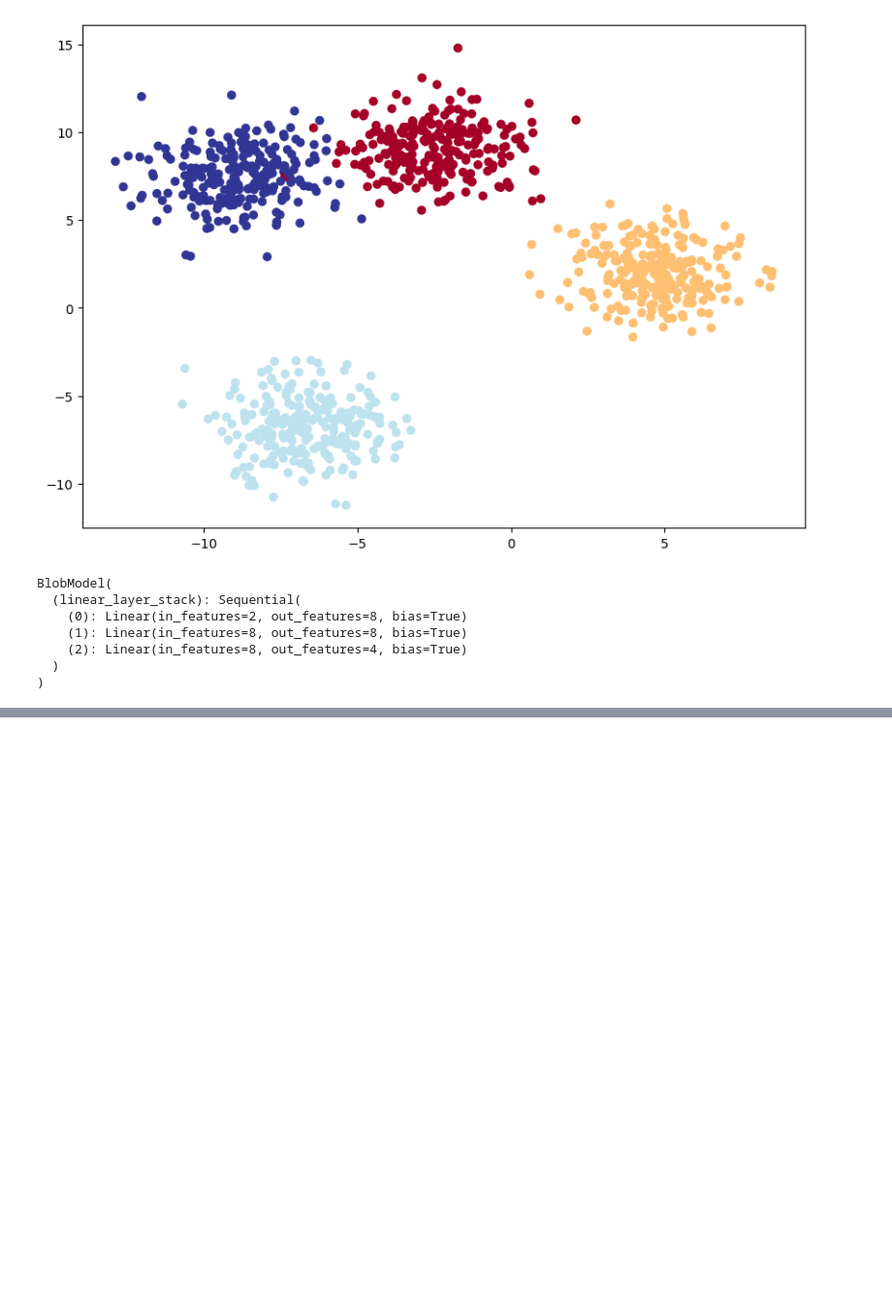
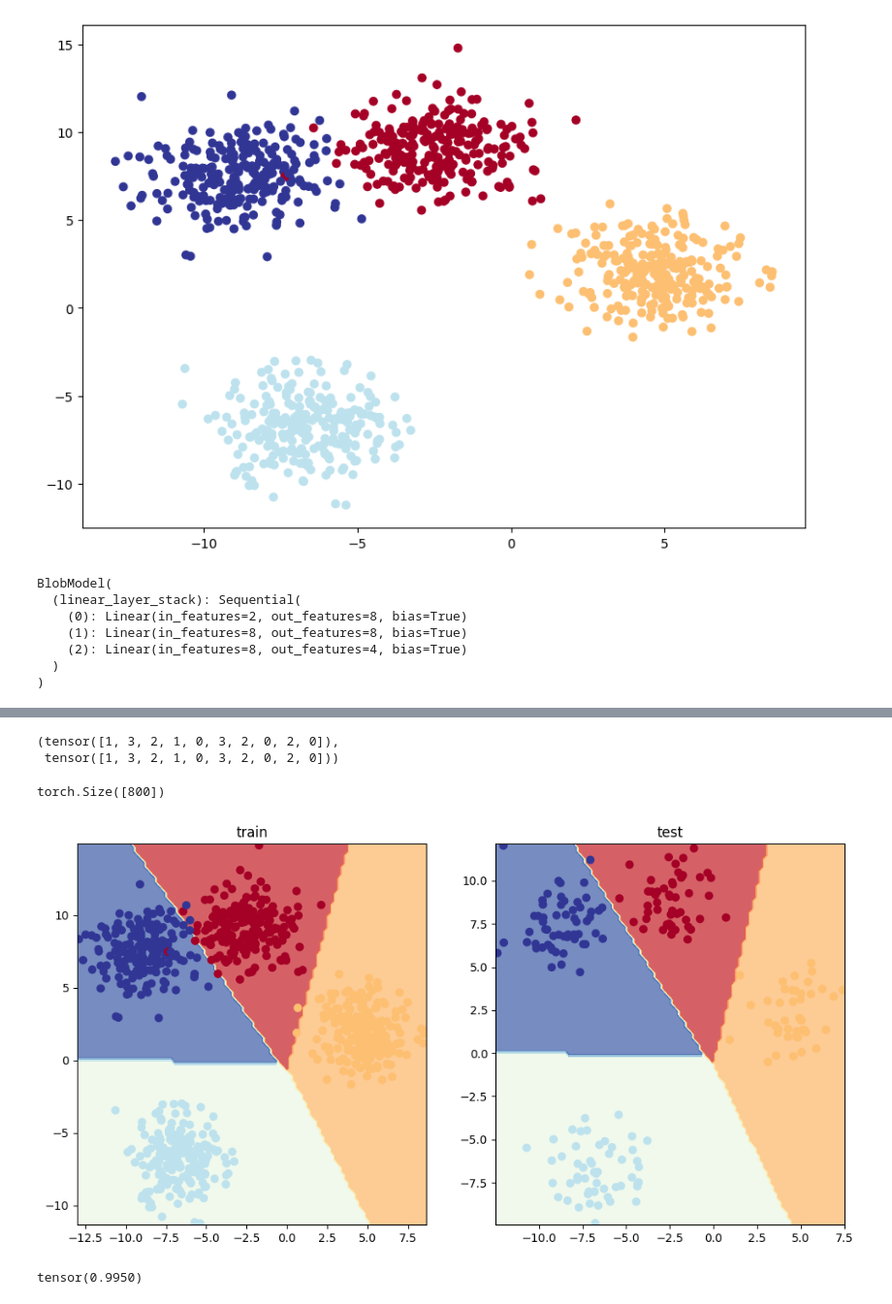
Before and after one commit to AlexNhjh/PyTorch-Tutorial, a Jupyter notebook: ch2.ipynb, the cells around one changed output, grey strips where cells are left out. Shown at 97% size. Cells and saved outputs as stored; diff of their text form; code cells hidden in the pictures; blank space fills up the shorter version.

```diff
--- a/ch2.ipynb
+++ b/ch2.ipynb
@@ -758,7 +759,7 @@ X_blob, y_blob = make_blobs(n_samples = 1000,
 
 # 2. Turn data into tensors
 X_blob = torch.from_numpy(X_blob).type(torch.float)
-y_blob = torch.from_numpy(y_blob).type(torch.float)
+y_blob = torch.from_numpy(y_blob).type(torch.LongTensor)
 
 # 3. Split into train and test
 X_blob_train, X_blob_test, y_blob_train, y_blob_test = train_test_split(X_blob,
@@ -878,0 +968,28 @@ tensor([2, 1, 1, 2, 1, 1, 3, 1, 1, 1, 1, 2, 1, 1, 1, 1, 1, 1, 1, 1, 1, 1, 2, 1,
+# %%
+# Pred probs to labels
+y_preds = torch.argmax(y_pred_probs, dim=1)
+y_preds[:10], y_blob_test[:10]
+# (tensor([1, 3, 2, 1, 0, 3, 2, 0, 2, 0]),
+#  tensor([1, 3, 2, 1, 0, 3, 2, 0, 2, 0]))
+# %% [output]
+(tensor([1, 3, 2, 1, 0, 3, 2, 0, 2, 0]),
+ tensor([1, 3, 2, 1, 0, 3, 2, 0, 2, 0]))
+# %%
+plt.figure(figsize=(12,6))
+plt.subplot(1,2,1)
+plt.title("train")
+plot_decision_boundary(model_4, X_blob_train, y_blob_train)
+plt.subplot(1,2,2)
+plt.title("test")
+plot_decision_boundary(model_4, X_blob_test, y_blob_test)
+# %% [output]
+torch.Size([800])
+[figure, added]
+# %%
+from torchmetrics import Accuracy
+
+torchmetric_accuracy = Accuracy(task='multiclass', num_classes=5).to(device)
+
+torchmetric_accuracy(y_preds, y_blob_test)
+# %% [output]
+tensor(0.9950)
```
Also changed, not shown: parts of 25 cells of this notebook, 9 other files.
